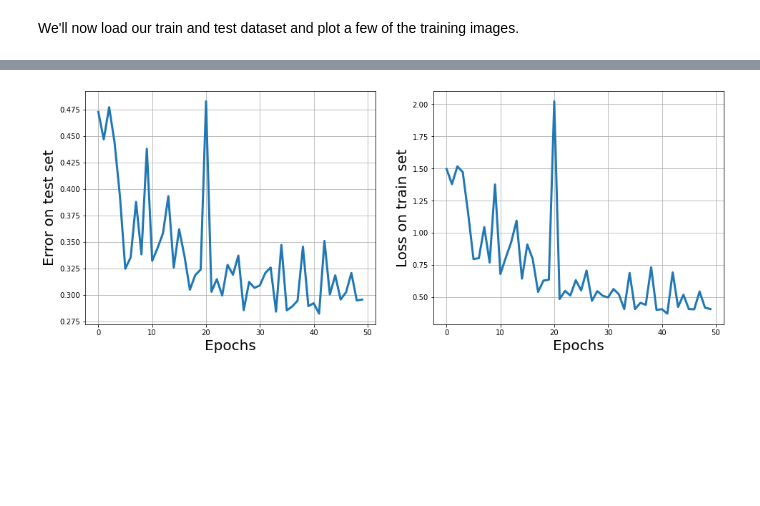
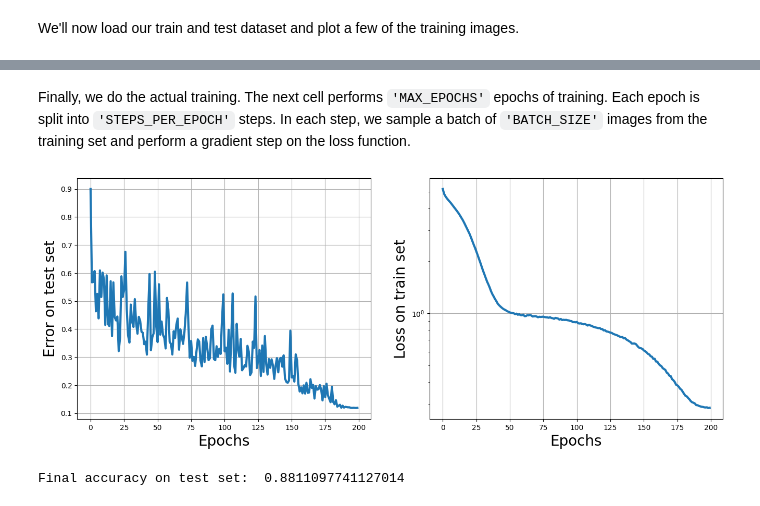
Before and after one commit to google/jaxopt, a Jupyter notebook: docs/notebooks/deep_learning/resnet_flax.ipynb, the cells around one changed output, grey strips where cells are left out. Saved outputs shown, nothing was run; the diff lists cells and outputs as text; code cells hidden in the pictures; blank space fills up the shorter version.

```diff
--- a/docs/notebooks/deep_learning/resnet_flax.ipynb
+++ b/docs/notebooks/deep_learning/resnet_flax.ipynb
@@ -73,0 +123,18 @@ FLAGS = Flags(
+# %%
+def normalize(image, label):
+  image = tf.cast(image, tf.float32)
+  image = (image / 255.0)
+  return image, label
+
+train_ds = raw_train_ds.map(augment).map(normalize)
+test_ds = raw_test_ds.map(normalize)
+
+train_ds = train_ds.shuffle(5000, reshuffle_each_iteration=True).batch(
+    BATCH_SIZE, drop_remainder=True).prefetch(tf.data.AUTOTUNE).repeat(2 * MAX_EPOCH).as_numpy_iterator()
+test_ds = test_ds.shuffle(5000).batch(
+    BATCH_SIZE, drop_remainder=True).prefetch(tf.data.AUTOTUNE).repeat(MAX_EPOCH).as_numpy_iterator()
+
+
+NUM_CLASSES = info.features["label"].num_classes
+
+IMG_SIZE = info.features["image"].shape
@@ -310,16 +312,44 @@ for it in range(solver.maxiter):
+# %% [markdown]
+Finally, we do the actual training. The next cell performs `'MAX_EPOCHS'` epochs of training. Each epoch is split into `'STEPS_PER_EPOCH'` steps. In each step, we sample a batch of `'BATCH_SIZE'` images from the training set and perform a gradient step on the loss function.
+# %%
+all_test_error = []
+all_train_loss = []
+
+for epoch in trange(MAX_EPOCH):
+  train_loss = []
+  for _ in range(iter_per_epoch_train):
+    params, state = jitted_update(params=params,
+                                  state=state,
+                                  data=next(train_ds),
+                                  batch_stats=batch_stats)
+    batch_stats = state.aux[1]
+    train_loss.append(state.value)
+  all_train_loss.append(np.mean(train_loss))
+
+  # make a pass over test set to compute test accuracy
+  test_acc = []
+  for _ in range(iter_per_epoch_test):
+    test_acc.append(loss_accuracy(params, next(test_ds), batch_stats, train=False)[1][0])
+  all_test_error.append(1 - np.mean(test_acc))
 # %%
 fig, (ax1, ax2) = plt.subplots(1, 2, figsize=(16, 6))
 
 ax1.plot(all_test_error, lw=3)
 ax1.set_ylabel('Error on test set', fontsize=20)
 ax1.grid()
 ax1.set_xlabel('Epochs', fontsize=20)
 
 ax2.plot(all_train_loss, lw=3)
 ax2.set_ylabel('Loss on train set', fontsize=20)
 ax2.grid()
 ax2.set_xlabel('Epochs', fontsize=20)
+ax2.set_yscale('log')
 
 plt.show()
 # %% [output]
-[figure, old version]
+[figure, new version]
+# %%
+# Finally, let's print the test
+print('Final accuracy on test set: ', 1 - all_test_error[-1])
+# %% [output]
+Final accuracy on test set:  0.8811097741127014
```
Also changed, not shown: parts of 17 cells of this notebook, 1 other file.
